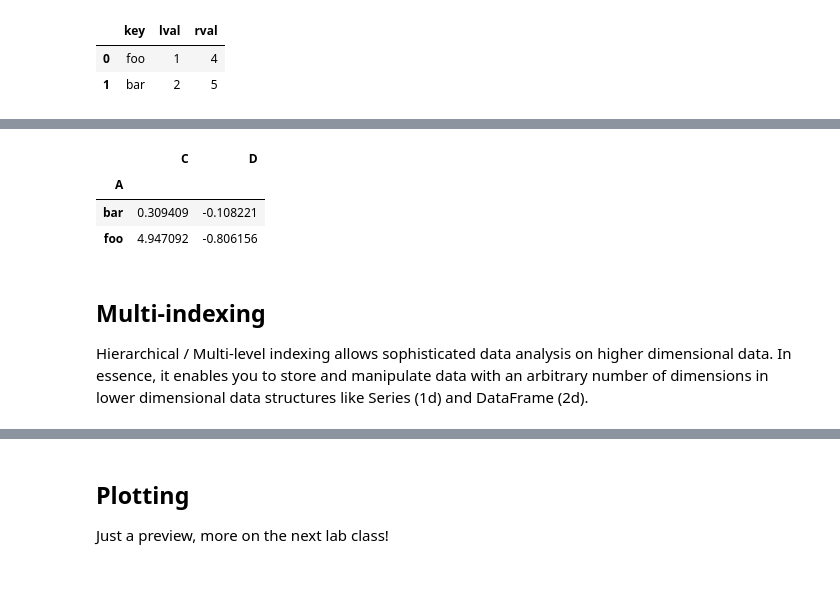
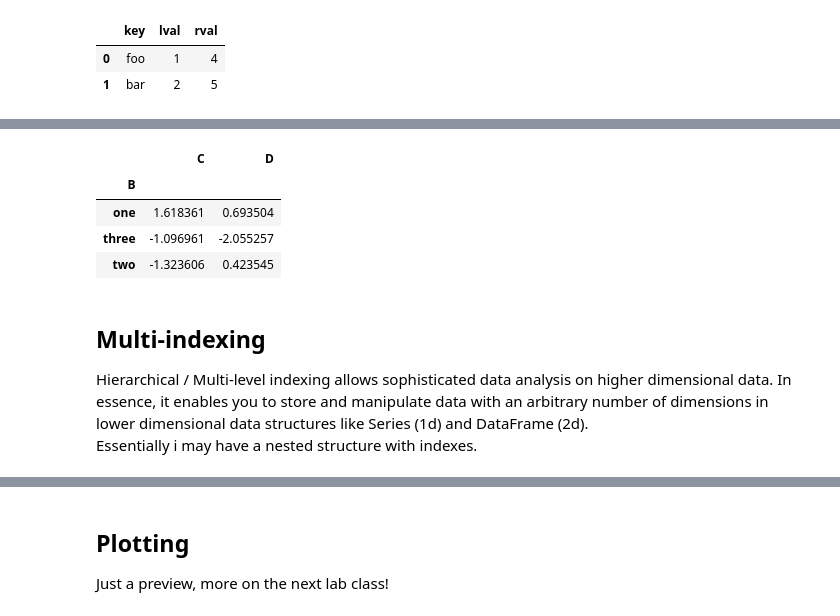
Before and after one commit to RMilock/LaboratoryOfComputationalPhysics_Y3, a Jupyter notebook: 05_Pandas.ipynb, the cells around one changed output, grey strips where cells are left out. Saved outputs shown, nothing was run; the diff lists cells and outputs as text; code cells hidden in the pictures; blank space fills up the shorter version.

```diff
--- a/05_Pandas.ipynb
+++ b/05_Pandas.ipynb
@@ -1018,17 +1016,22 @@ gdf
 # %%
-# Grouping and then applying the sum()
-# function to the resulting groups (effective only where number are there).
-gdf.groupby('A').sum()
+#Care only to homog variable A
+#Grouping and then applying the sum()
+#function to the resulting groups (effective only where number are there).
+# i want to "group by" the index of the sensor is measuring
+
+gdf.groupby('B').sum()  #only on A not in B
+#funct!=sum may be really difficult
 # %% [output]
 |  | C | D |
-| A |  |  |
-| bar | 0.309409 | -0.108221 |
-| foo | 4.947092 | -0.806156 |
+| B |  |  |
+| one | 1.618361 | 0.693504 |
+| three | -1.096961 | -2.055257 |
+| two | -1.323606 | 0.423545 |
 # %% [markdown]
 ## Multi-indexing
 
 
-Hierarchical / Multi-level indexing allows sophisticated data analysis on higher dimensional data. In essence, it enables you to store and manipulate data with an arbitrary number of dimensions in lower dimensional data structures like Series (1d) and DataFrame (2d).
+Hierarchical / Multi-level indexing allows sophisticated data analysis on higher dimensional data. In essence, it enables you to store and manipulate data with an arbitrary number of dimensions in lower dimensional data structures like Series (1d) and DataFrame (2d). <br> Essentially i may have a nested structure with indexes.
 # %%
 tuples = list(zip(['bar', 'bar', 'baz', 'baz', 'foo', 'foo', 'qux', 'qux'],
           ['one', 'two', 'one', 'two', 'one', 'two', 'one', 'two']))
```
Also changed, not shown: parts of 54 cells of this notebook, 6 other files.
